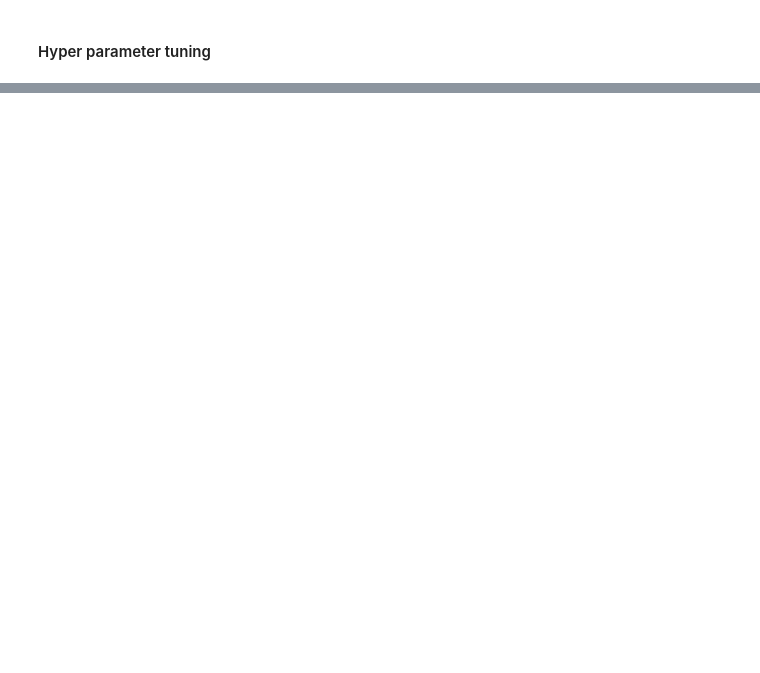
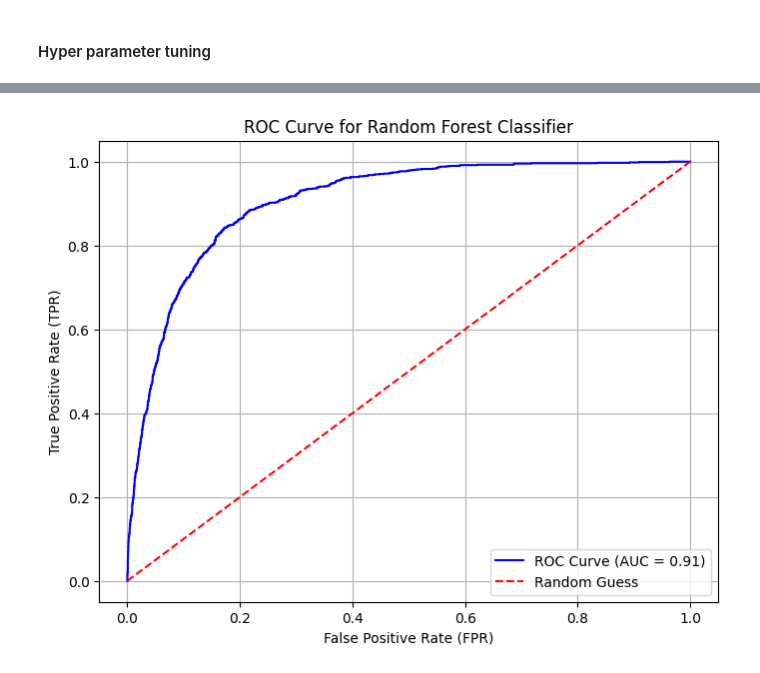
Before and after one commit to Abdullah-Nazly/ML_CW, a Jupyter notebook: Random_forest.ipynb, the cells around one changed output, grey strips where cells are left out. Saved outputs shown, nothing was run; the diff lists cells and outputs as text; code cells hidden in the pictures; blank space fills up the shorter version.

```diff
--- a/Random_forest.ipynb
+++ b/Random_forest.ipynb
@@ -845,0 +859,27 @@ Mean Cross-Validation Accuracy: 89.96%
+# %%
+import matplotlib.pyplot as plt
+from sklearn.metrics import roc_curve, roc_auc_score
+
+# Fit the model and get predictions with probabilities
+rf_model = RandomForestClassifier(**manual_params, random_state=42)
+rf_model.fit(X_train, y_train)
+
+# Get predicted probabilities for the positive class (class 1)
+y_prob = rf_model.predict_proba(X_test)[:, 1]
+
+# Compute the ROC curve and AUC
+fpr, tpr, thresholds = roc_curve(y_test, y_prob)
+roc_auc = roc_auc_score(y_test, y_prob)
+
+# Plot the ROC curve
+plt.figure(figsize=(8, 6))
+plt.plot(fpr, tpr, color='blue', label=f'ROC Curve (AUC = {roc_auc:.2f})')
+plt.plot([0, 1], [0, 1], color='red', linestyle='--', label='Random Guess')
+plt.xlabel('False Positive Rate (FPR)')
+plt.ylabel('True Positive Rate (TPR)')
+plt.title('ROC Curve for Random Forest Classifier')
+plt.legend(loc='lower right')
+plt.grid()
+plt.show()
+# %% [output]
+[figure, added]
```
Also changed, not shown: parts of 23 cells of this notebook, 5 other files.
